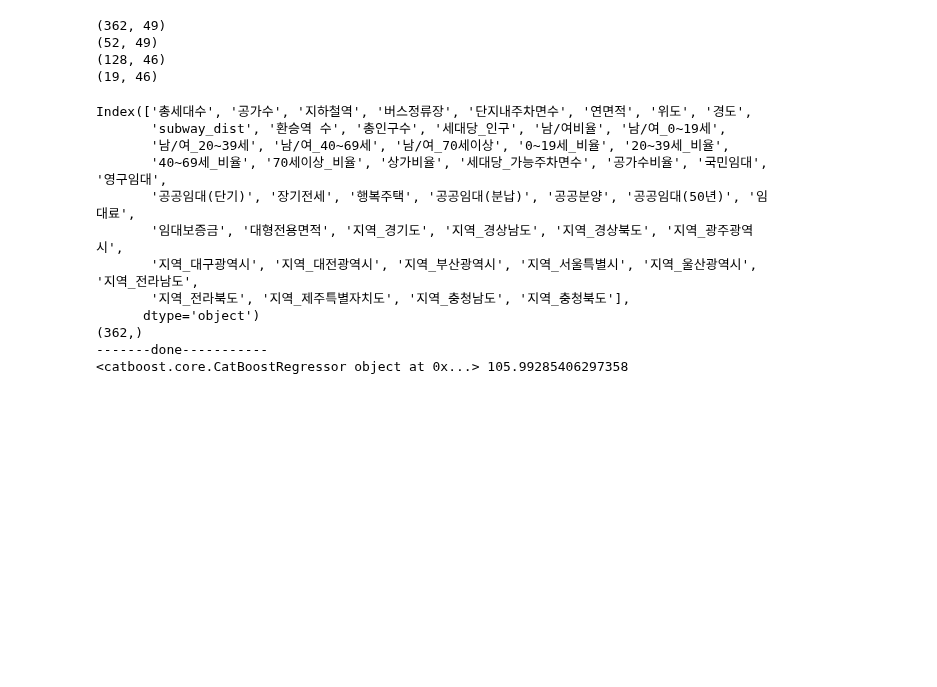
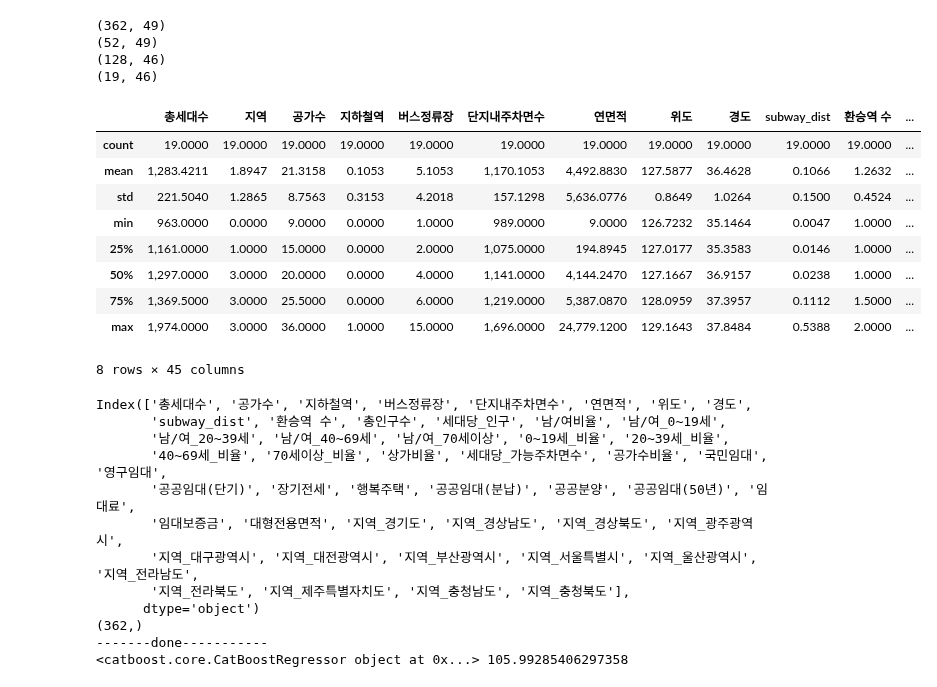
Before and after one commit to whdbfla6/Daesamanlap, a Jupyter notebook: EDA_CYR/0720-1 - 복사본.ipynb, the cells around one changed output. Cells and saved outputs as stored; diff of their text form; code cells hidden in the pictures; blank space fills up the shorter version.

```diff
--- a/EDA_CYR/0720-1 - 복사본.ipynb
+++ b/EDA_CYR/0720-1 - 복사본.ipynb
@@ -330,6 +347,19 @@ print(test2.shape)
 (52, 49)
 (128, 46)
 (19, 46)
+# %%
+test2.describe()
+# %% [output]
+|  | 총세대수 | 지역 | 공가수 | 지하철역 | 버스정류장 | 단지내주차면수 | 연면적 | 위도 | 경도 | subway_dist | 환승역 수 | ... |
+| count | 19.0000 | 19.0000 | 19.0000 | 19.0000 | 19.0000 | 19.0000 | 19.0000 | 19.0000 | 19.0000 | 19.0000 | 19.0000 | ... |
+| mean | 1,283.4211 | 1.8947 | 21.3158 | 0.1053 | 5.1053 | 1,170.1053 | 4,492.8830 | 127.5877 | 36.4628 | 0.1066 | 1.2632 | ... |
+| std | 221.5040 | 1.2865 | 8.7563 | 0.3153 | 4.2018 | 157.1298 | 5,636.0776 | 0.8649 | 1.0264 | 0.1500 | 0.4524 | ... |
+| min | 963.0000 | 0.0000 | 9.0000 | 0.0000 | 1.0000 | 989.0000 | 9.0000 | 126.7232 | 35.1464 | 0.0047 | 1.0000 | ... |
+| 25% | 1,161.0000 | 1.0000 | 15.0000 | 0.0000 | 2.0000 | 1,075.0000 | 194.8945 | 127.0177 | 35.3583 | 0.0146 | 1.0000 | ... |
+| 50% | 1,297.0000 | 3.0000 | 20.0000 | 0.0000 | 4.0000 | 1,141.0000 | 4,144.2470 | 127.1667 | 36.9157 | 0.0238 | 1.0000 | ... |
+| 75% | 1,369.5000 | 3.0000 | 25.5000 | 0.0000 | 6.0000 | 1,219.0000 | 5,387.0870 | 128.0959 | 37.3957 | 0.1112 | 1.5000 | ... |
+| max | 1,974.0000 | 3.0000 | 36.0000 | 1.0000 | 15.0000 | 1,696.0000 | 24,779.1200 | 129.1643 | 37.8484 | 0.5388 | 2.0000 | ... |
+8 rows × 45 columns
 # %%
 # data load(group1)
 X = train1.drop(columns=['단지명','단지코드','도로명주소','subway_name',
```
Also changed, not shown: parts of 8 cells of this notebook, 14 other files.
